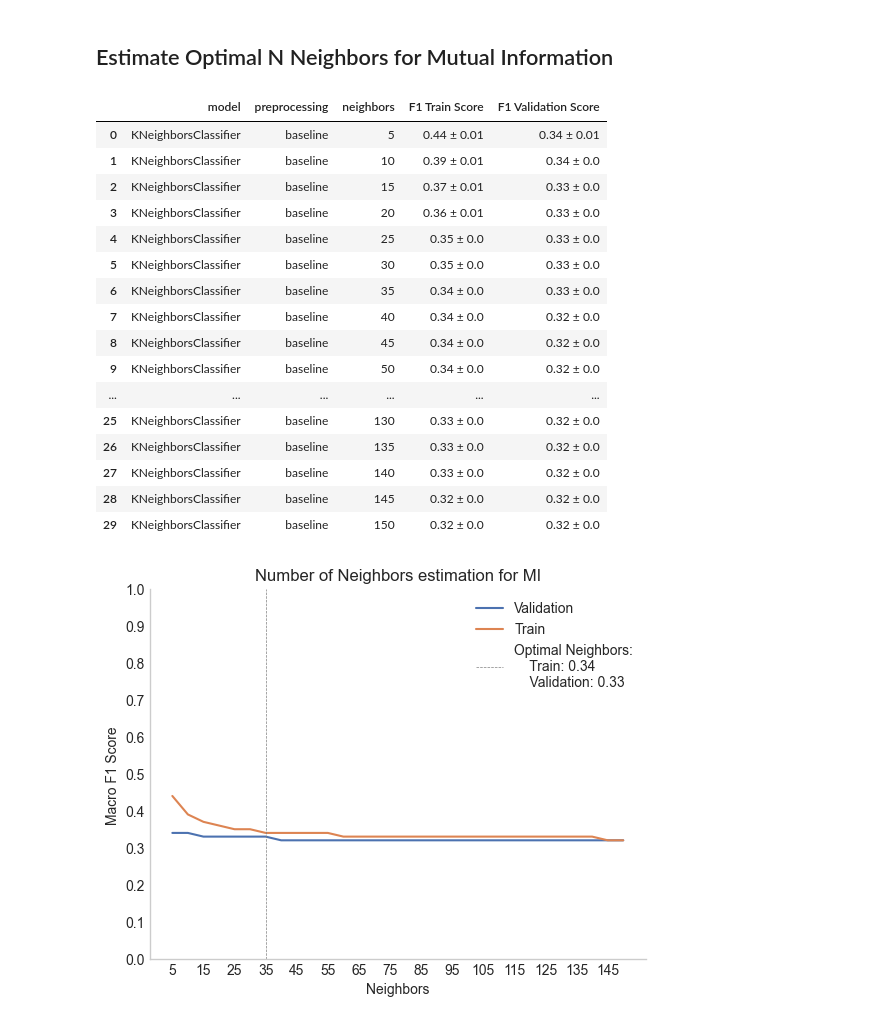
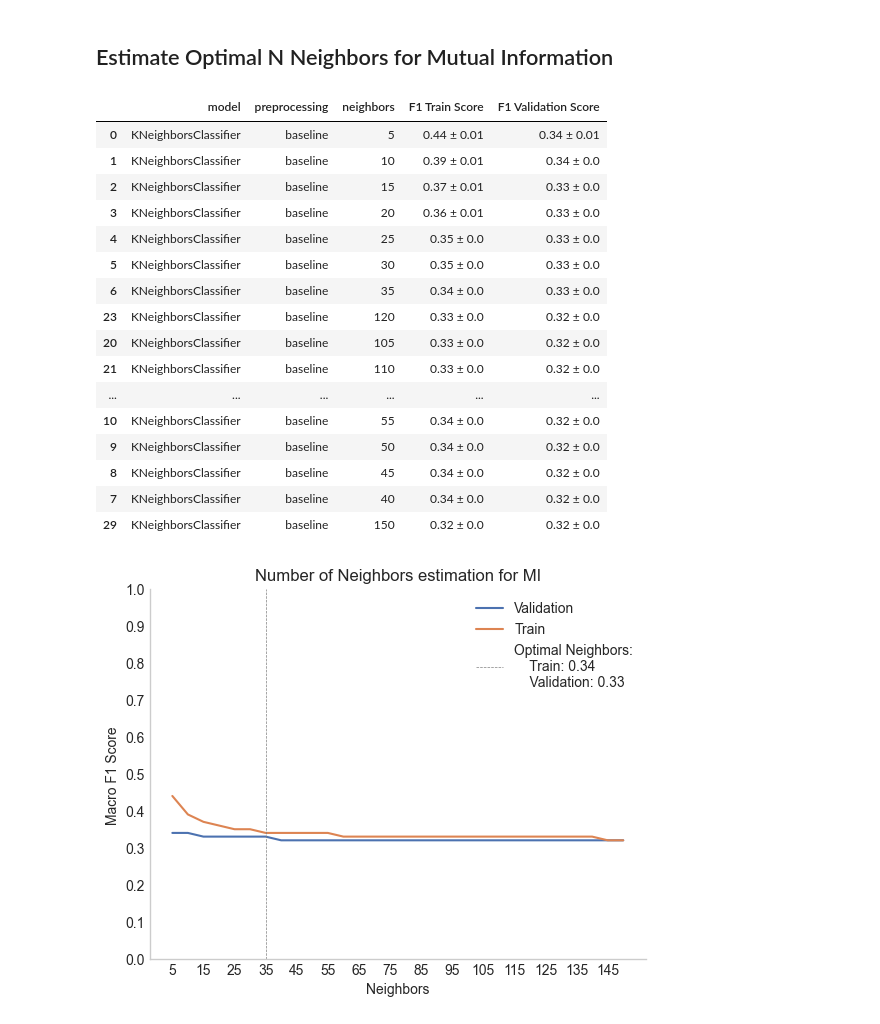
Before and after one commit to DiogoPF/Multiclass_Classification-WCB, a Jupyter notebook: Pipeline_diogo.ipynb, the cells around one changed output. Saved outputs shown, nothing was run; the diff lists cells and outputs as text; code cells hidden in the pictures.

```diff
--- a/Pipeline_diogo.ipynb
+++ b/Pipeline_diogo.ipynb
@@ -1256,24 +1230,24 @@ else:
 # %%
 estimate_knn = compare_models(estimate_knn_gs, {"model__n_neighbors": "neighbors"})
 estimate_knn = estimate_knn.drop("model_parameters", axis=1)
-estimate_knn
+estimate_knn.sort_values("F1 Validation Score", ascending=False)
 # %% [output]
 |  | model | preprocessing | neighbors | F1 Train Score | F1 Validation Score |
 | 0 | KNeighborsClassifier | baseline | 5 | 0.44 ± 0.01 | 0.34 ± 0.01 |
 | 1 | KNeighborsClassifier | baseline | 10 | 0.39 ± 0.01 | 0.34 ± 0.0 |
 | 2 | KNeighborsClassifier | baseline | 15 | 0.37 ± 0.01 | 0.33 ± 0.0 |
 | 3 | KNeighborsClassifier | baseline | 20 | 0.36 ± 0.01 | 0.33 ± 0.0 |
 | 4 | KNeighborsClassifier | baseline | 25 | 0.35 ± 0.0 | 0.33 ± 0.0 |
 | 5 | KNeighborsClassifier | baseline | 30 | 0.35 ± 0.0 | 0.33 ± 0.0 |
 | 6 | KNeighborsClassifier | baseline | 35 | 0.34 ± 0.0 | 0.33 ± 0.0 |
+| 23 | KNeighborsClassifier | baseline | 120 | 0.33 ± 0.0 | 0.32 ± 0.0 |
+| 20 | KNeighborsClassifier | baseline | 105 | 0.33 ± 0.0 | 0.32 ± 0.0 |
+| 21 | KNeighborsClassifier | baseline | 110 | 0.33 ± 0.0 | 0.32 ± 0.0 |
+| ... | ... | ... | ... | ... | ... |
+| 10 | KNeighborsClassifier | baseline | 55 | 0.34 ± 0.0 | 0.32 ± 0.0 |
+| 9 | KNeighborsClassifier | baseline | 50 | 0.34 ± 0.0 | 0.32 ± 0.0 |
+| 8 | KNeighborsClassifier | baseline | 45 | 0.34 ± 0.0 | 0.32 ± 0.0 |
 | 7 | KNeighborsClassifier | baseline | 40 | 0.34 ± 0.0 | 0.32 ± 0.0 |
-| 8 | KNeighborsClassifier | baseline | 45 | 0.34 ± 0.0 | 0.32 ± 0.0 |
-| 9 | KNeighborsClassifier | baseline | 50 | 0.34 ± 0.0 | 0.32 ± 0.0 |
-| ... | ... | ... | ... | ... | ... |
-| 25 | KNeighborsClassifier | baseline | 130 | 0.33 ± 0.0 | 0.32 ± 0.0 |
-| 26 | KNeighborsClassifier | baseline | 135 | 0.33 ± 0.0 | 0.32 ± 0.0 |
-| 27 | KNeighborsClassifier | baseline | 140 | 0.33 ± 0.0 | 0.32 ± 0.0 |
-| 28 | KNeighborsClassifier | baseline | 145 | 0.32 ± 0.0 | 0.32 ± 0.0 |
 | 29 | KNeighborsClassifier | baseline | 150 | 0.32 ± 0.0 | 0.32 ± 0.0 |
 # %%
 estimate_knn = compare_models(estimate_knn_gs, {"model__n_neighbors": "neighbors"})
```
Also changed, not shown: parts of 8 cells of this notebook, 2 other files.
